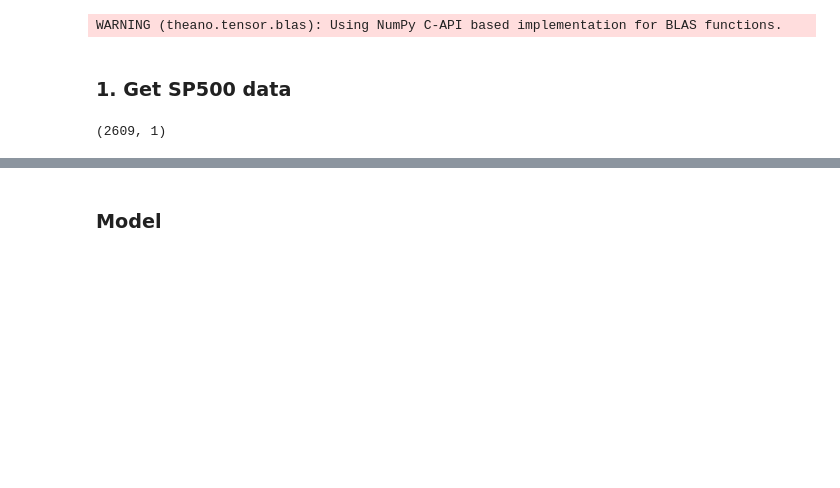
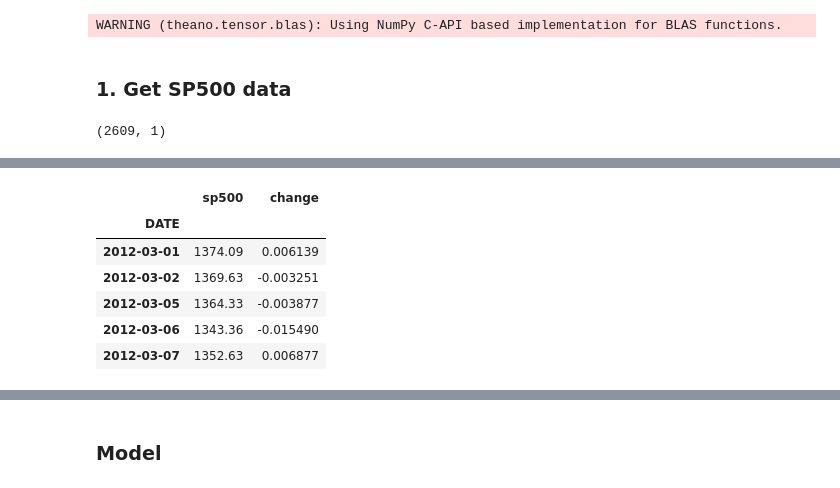
Before and after one commit to danhphan/bayesian-inferences, a Jupyter notebook: pymc_examples/stochastic_volatility_model.ipynb, the cells around one changed output, grey strips where cells are left out. Cells and saved outputs as stored; diff of their text form; code cells hidden in the pictures; blank space fills up the shorter version.

```diff
--- a/pymc_examples/stochastic_volatility_model.ipynb
+++ b/pymc_examples/stochastic_volatility_model.ipynb
@@ -44,3 +44,13 @@ sp500.tail()
+# %%
+sp500.head()
+# %% [output]
+|  | sp500 | change |
+| DATE |  |  |
+| 2012-03-01 | 1374.09 | 0.006139 |
+| 2012-03-02 | 1369.63 | -0.003251 |
+| 2012-03-05 | 1364.33 | -0.003877 |
+| 2012-03-06 | 1343.36 | -0.015490 |
+| 2012-03-07 | 1352.63 | 0.006877 |
 # %%
 df = yf.download(["spy"], start, end)
 df.shape
```
Also changed, not shown: parts of 13 cells of this notebook.
